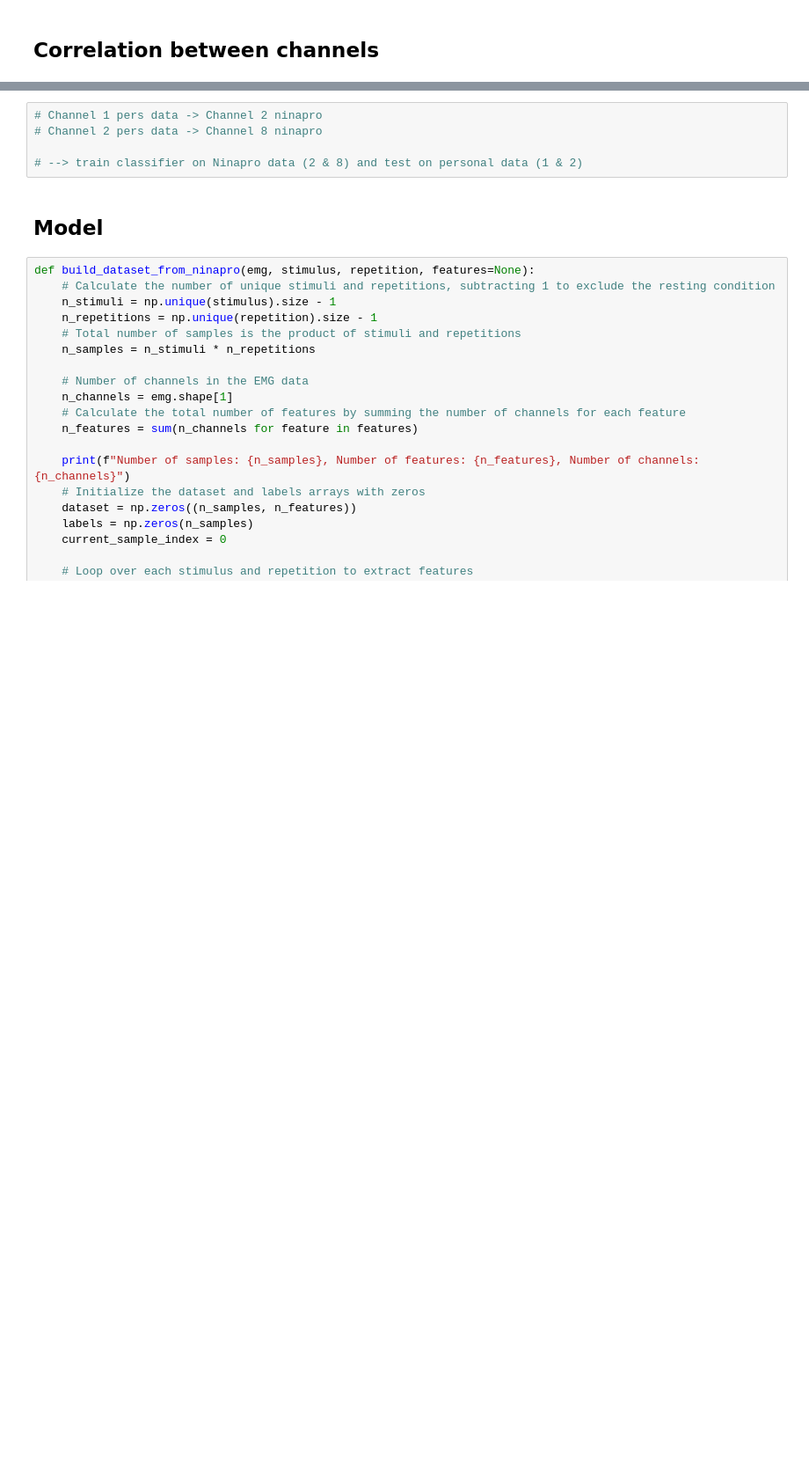
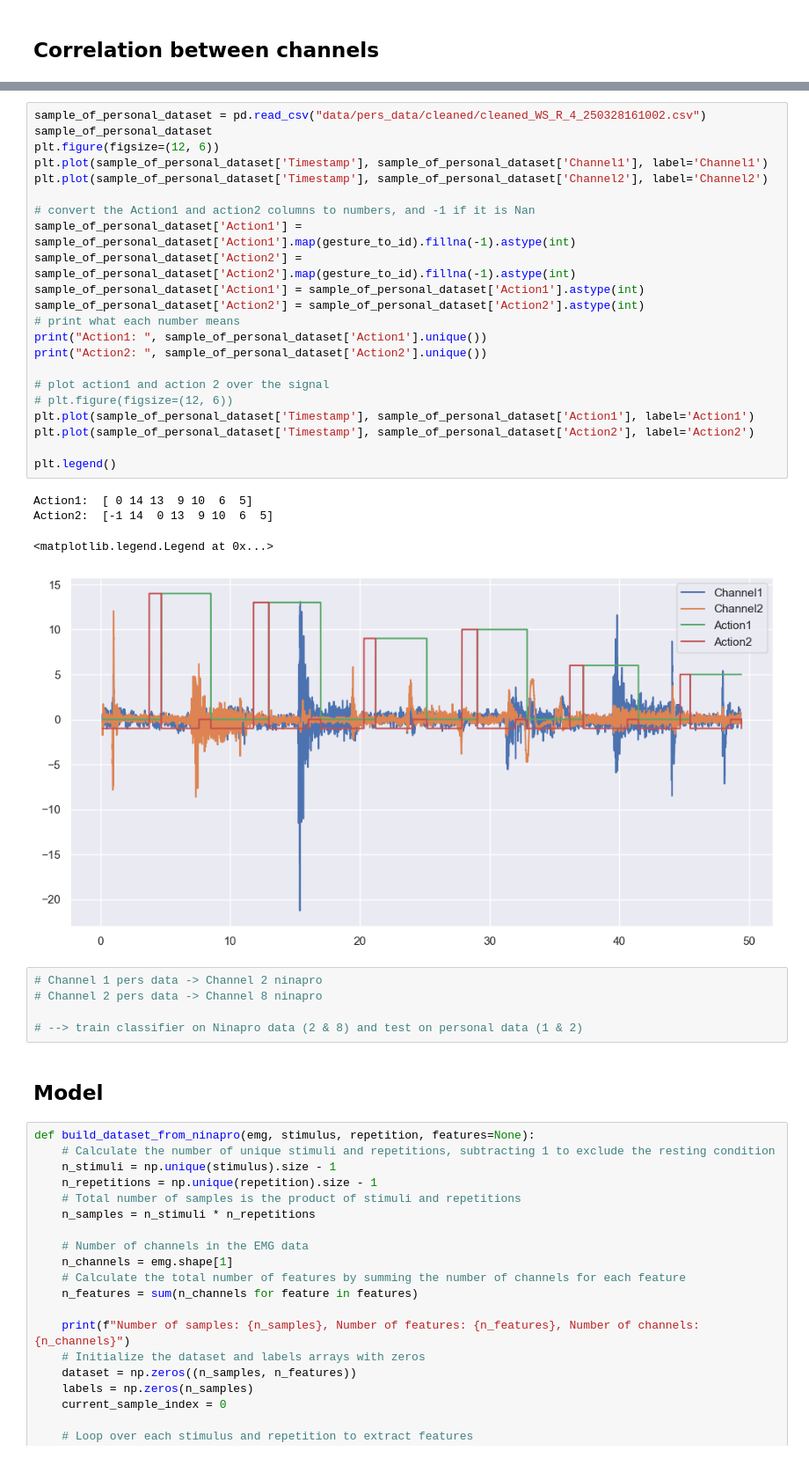
Before and after one commit to N-Pulse/EMG-Decoding, a Jupyter notebook: data_exploration.ipynb, the cells around one changed output, grey strips where cells are left out. Shown at 88% size. Cells and saved outputs as stored; diff of their text form; blank space fills up the shorter version.

Commit message:
Adding classifiers, some more data processing

```diff
--- a/data_exploration.ipynb
+++ b/data_exploration.ipynb
@@ -488,3 +604,30 @@ gesture_to_id
+# %%
+sample_of_personal_dataset = pd.read_csv("data/pers_data/cleaned/cleaned_WS_R_4_250328161002.csv")
+sample_of_personal_dataset
+plt.figure(figsize=(12, 6))
+plt.plot(sample_of_personal_dataset['Timestamp'], sample_of_personal_dataset['Channel1'], label='Channel1')
+plt.plot(sample_of_personal_dataset['Timestamp'], sample_of_personal_dataset['Channel2'], label='Channel2')
+
+# convert the Action1 and action2 columns to numbers, and -1 if it is Nan
+sample_of_personal_dataset['Action1'] = sample_of_personal_dataset['Action1'].map(gesture_to_id).fillna(-1).astype(int)
+sample_of_personal_dataset['Action2'] = sample_of_personal_dataset['Action2'].map(gesture_to_id).fillna(-1).astype(int)
+sample_of_personal_dataset['Action1'] = sample_of_personal_dataset['Action1'].astype(int)
+sample_of_personal_dataset['Action2'] = sample_of_personal_dataset['Action2'].astype(int)
+# print what each number means
+print("Action1: ", sample_of_personal_dataset['Action1'].unique())
+print("Action2: ", sample_of_personal_dataset['Action2'].unique())
+
+# plot action1 and action 2 over the signal
+# plt.figure(figsize=(12, 6))
+plt.plot(sample_of_personal_dataset['Timestamp'], sample_of_personal_dataset['Action1'], label='Action1')
+plt.plot(sample_of_personal_dataset['Timestamp'], sample_of_personal_dataset['Action2'], label='Action2')
+
+plt.legend()
+# %% [output]
+Action1:  [ 0 14 13  9 10  6  5]
+Action2:  [-1 14  0 13  9 10  6  5]
+<matplotlib.legend.Legend at 0x...>
+[figure, added]
 # %%
 # Channel 1 pers data -> Channel 2 ninapro
 # Channel 2 pers data -> Channel 8 ninapro
```
Also changed, not shown: parts of 34 cells of this notebook.
